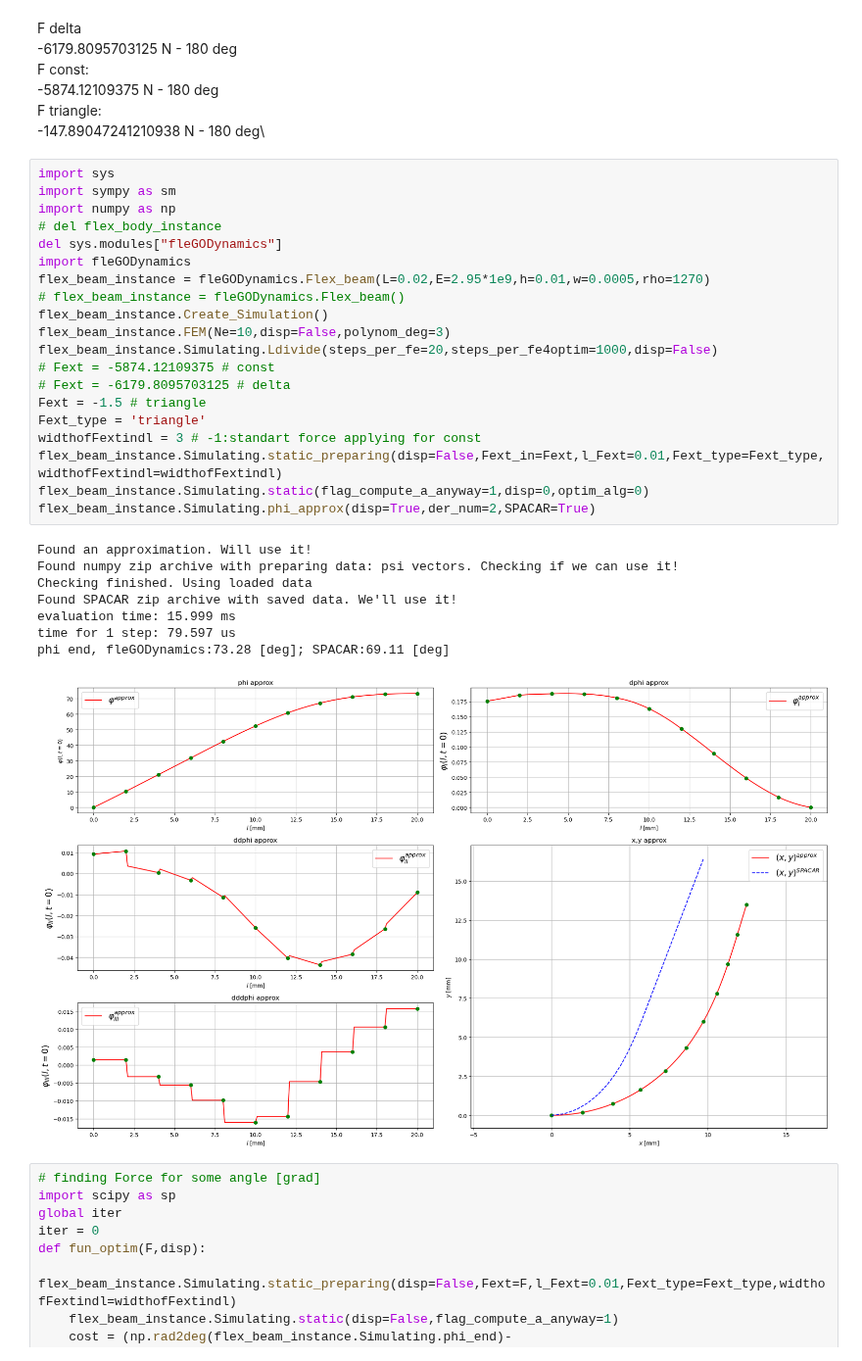
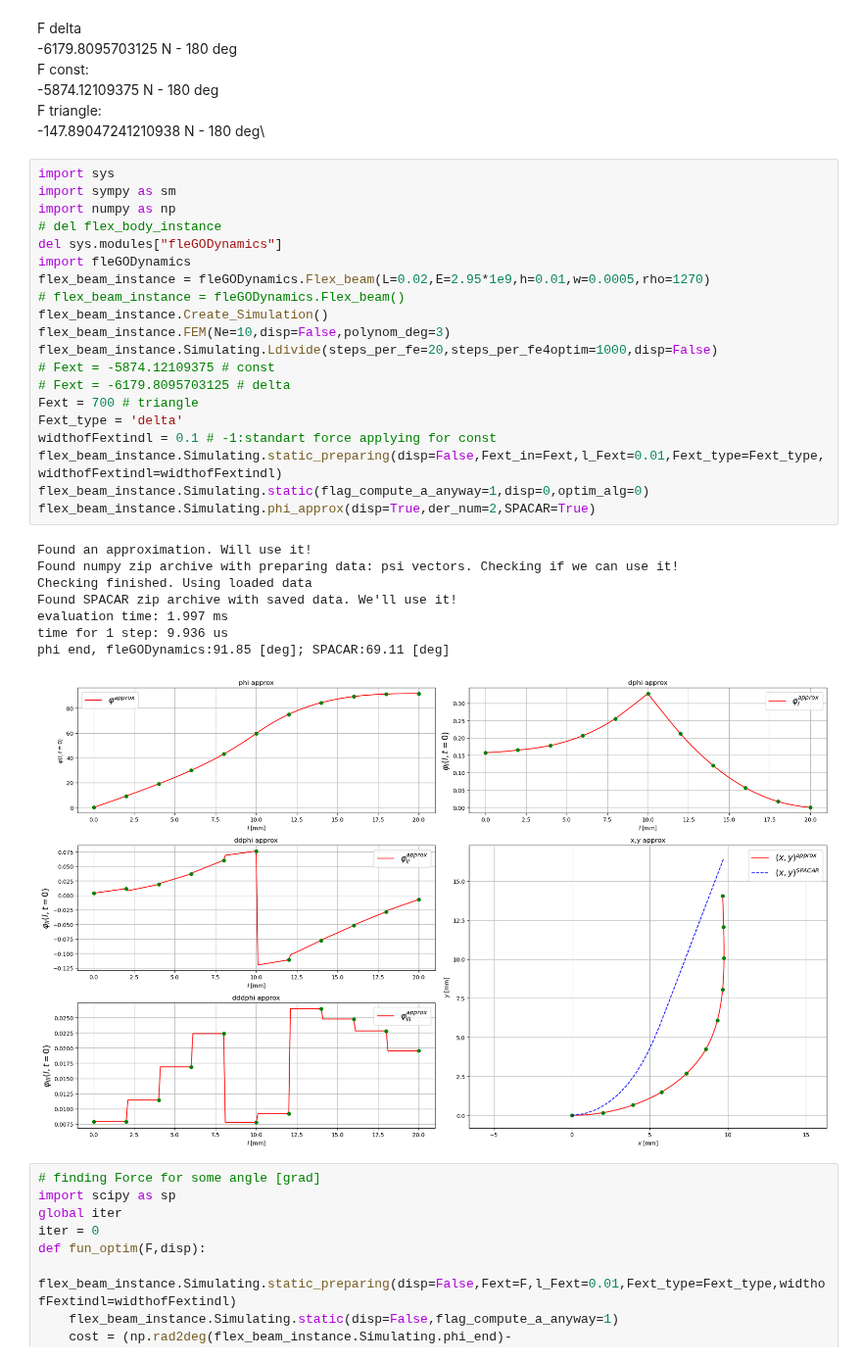
Before and after one commit to dvogureckiy99/dynastatflex, a Jupyter notebook: library_test.ipynb, the cells around one changed output. Shown at 98% size. Drawn from its saved outputs; the diff is of its cells as text.

Commit message:
delta beuty

```diff
--- a/library_test.ipynb
+++ b/library_test.ipynb
@@ -79,32 +79,32 @@ F triangle:\
 # %%
 import sys
 import sympy as sm
 import numpy as np
 # del flex_body_instance
 del sys.modules["fleGODynamics"]
 import fleGODynamics
 flex_beam_instance = fleGODynamics.Flex_beam(L=0.02,E=2.95*1e9,h=0.01,w=0.0005,rho=1270)
 # flex_beam_instance = fleGODynamics.Flex_beam()
 flex_beam_instance.Create_Simulation()
 flex_beam_instance.FEM(Ne=10,disp=False,polynom_deg=3)
 flex_beam_instance.Simulating.Ldivide(steps_per_fe=20,steps_per_fe4optim=1000,disp=False)
 # Fext = -5874.12109375 # const
 # Fext = -6179.8095703125 # delta
-Fext = -1.5 # triangle
-Fext_type = 'triangle'
-widthofFextindl = 3 # -1:standart force applying for const
+Fext = 700 # triangle
+Fext_type = 'delta'
+widthofFextindl = 0.1 # -1:standart force applying for const
 flex_beam_instance.Simulating.static_preparing(disp=False,Fext_in=Fext,l_Fext=0.01,Fext_type=Fext_type,widthofFextindl=widthofFextindl)
 flex_beam_instance.Simulating.static(flag_compute_a_anyway=1,disp=0,optim_alg=0)
 flex_beam_instance.Simulating.phi_approx(disp=True,der_num=2,SPACAR=True)
 # %% [output]
 Found an approximation. Will use it!
 Found numpy zip archive with preparing data: psi vectors. Checking if we can use it!
 Checking finished. Using loaded data
 Found SPACAR zip archive with saved data. We'll use it!
-evaluation time: 15.999 ms
-time for 1 step: 79.597 us
-phi end, fleGODynamics:73.28 [deg]; SPACAR:69.11 [deg]
+evaluation time: 1.997 ms
+time for 1 step: 9.936 us
+phi end, fleGODynamics:91.85 [deg]; SPACAR:69.11 [deg]
-[figure, old version]
+[figure, new version]
 # %%
 # finding Force for some angle [grad]
 import scipy as sp
```
Also changed, not shown: 2 other files.
